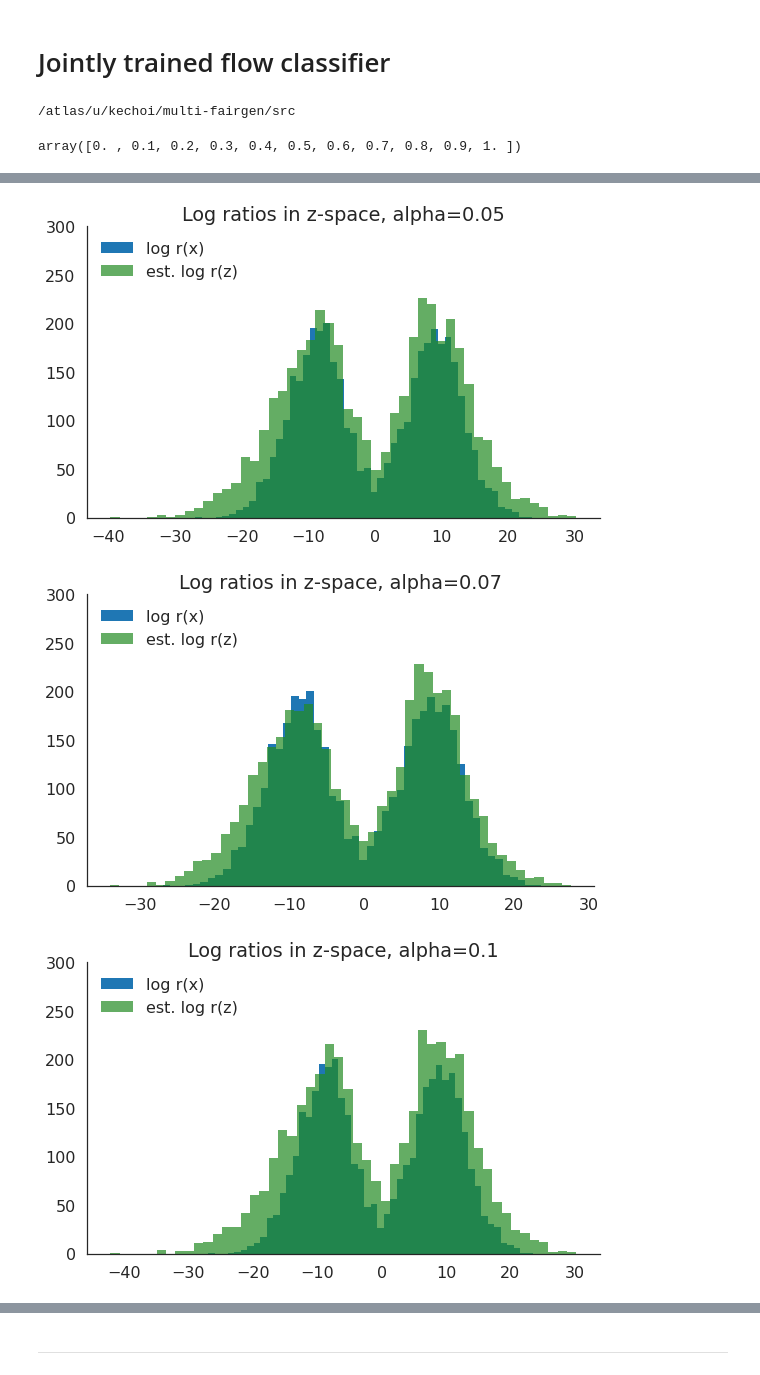
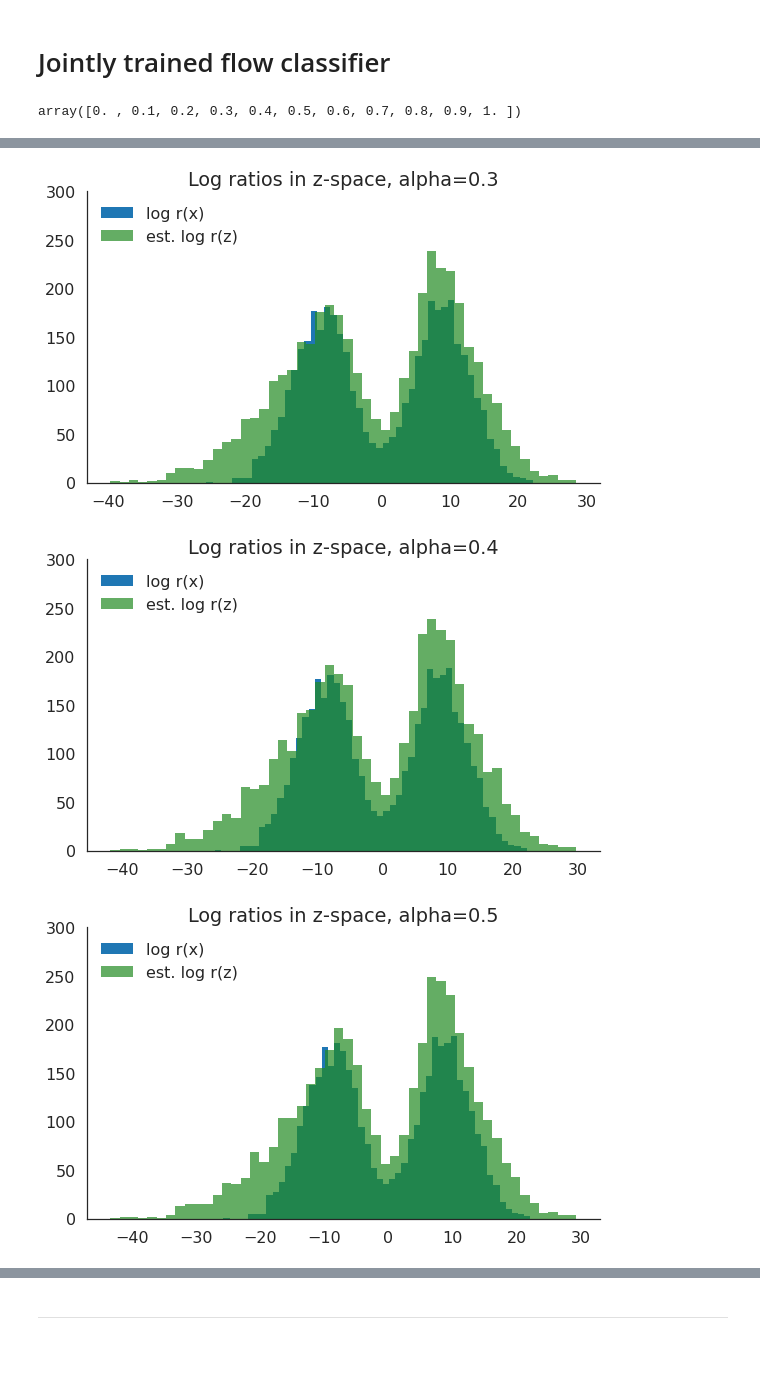
Before and after one commit to ermongroup/f-dre, a Jupyter notebook: notebooks/different-hybrid-models.ipynb, the cells around one changed output, grey strips where cells are left out. Cells and saved outputs as stored; diff of their text form; code cells hidden in the pictures.

```diff
--- a/notebooks/different-hybrid-models.ipynb
+++ b/notebooks/different-hybrid-models.ipynb
@@ -127,10 +123,6 @@ plt.tight_layout()
 --------
 # %% [markdown]
 # Jointly trained flow classifier
-# %%
-cd src
-# %% [output]
-/atlas/u/kechoi/multi-fairgen/src
 # %%
 def dict2namespace(config):
     namespace = argparse.Namespace()
@@ -162,6 +156,8 @@ array([0. , 0.1, 0.2, 0.3, 0.4, 0.5, 0.6, 0.7, 0.8, 0.9, 1. ])
 # %%
-# for alpha in [0.01, 0.02, 0.05, 0.07, 0.1, 0.2, 0.3, 0.4, 0.5, 0.6, 0.7, 0.8, 0.9]:
-for alpha in [0.001, 0.005, 0.007, 0.01, 0.02, 0.05, 0.07, 0.1]:
+d = {}
+
+for alpha in [0.01, 0.02, 0.05, 0.07, 0.1, 0.2, 0.3, 0.4, 0.5, 0.6, 0.7, 0.8, 0.9]:
+# for alpha in [0.001, 0.005, 0.007, 0.01, 0.02, 0.05, 0.07, 0.1]:
     try:
         with open(os.path.join('configs/classification/gmm/joint_sweep/joint_flow_mlp_perc1.0_alpha{}.yaml'.format(alpha)), 'r') as f:
             config = yaml.safe_load(f)
@@ -174,6 +170,9 @@ for alpha in [0.001, 0.005, 0.007, 0.01, 0.02, 0.05, 0.07, 0.1]:
         joint_flow_mlp.load_state_dict(state['state_dict'])
         print('best epoch: {}'.format(state['epoch']))
         joint_flow_mlp = joint_flow_mlp.to(device)
+
+        # save weights
+        d[alpha] = [(c, state['state_dict'][c].data.cpu().numpy()) for c in state['state_dict'].keys() if 'fc4' in c]
 
         # get dres
         logits, probas = joint_flow_mlp(true_xs.cuda())
@@ -208,3 +211,3 @@ best epoch: 170
-[figure, old version]
+[figure, new version]
-[figure, old version]
+[figure, new version]
-[figure, old version]
+[figure, new version]
```
Also changed, not shown: parts of 37 cells of this notebook, 40 other files.
